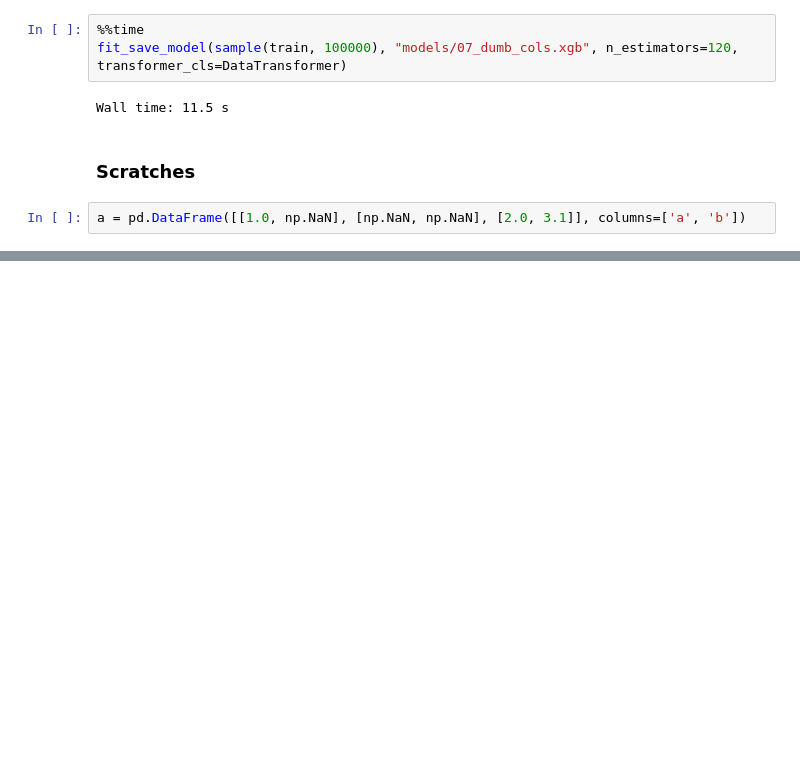
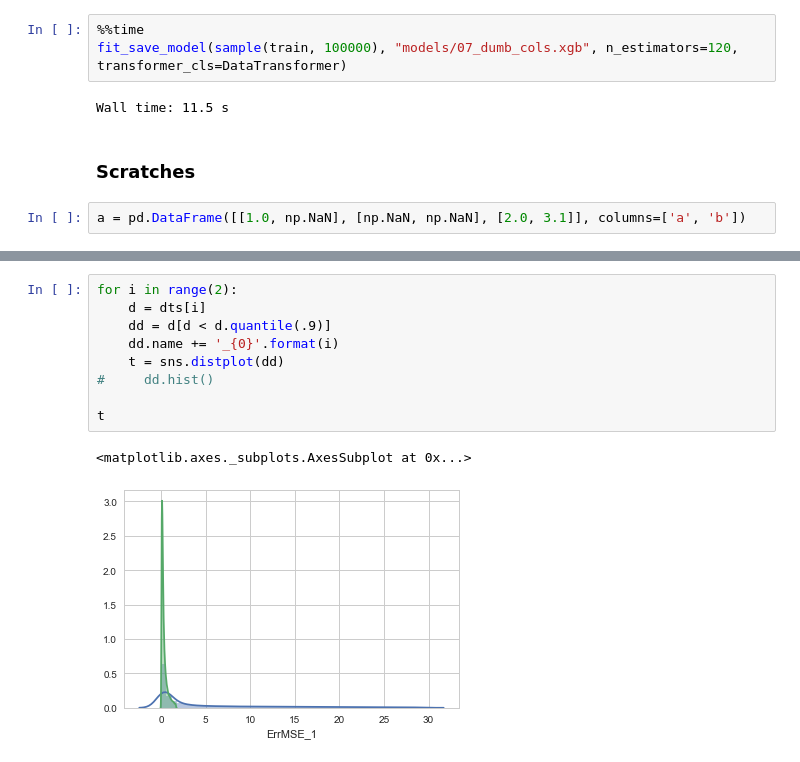
Before and after one commit to almaslov/idao2019, a Jupyter notebook: 08_data_cleaning.ipynb, the cells around one changed output, grey strips where cells are left out. Drawn from its saved outputs; the diff is of its cells as text; blank space fills up the shorter version.

```diff
--- a/08_data_cleaning.ipynb
+++ b/08_data_cleaning.ipynb
@@ -163,0 +339,12 @@ display(df_scores.describe())
+# %%
+for i in range(2):
+    d = dts[i]
+    dd = d[d < d.quantile(.9)]
+    dd.name += '_{0}'.format(i)
+    t = sns.distplot(dd)
+#     dd.hist()
+
+t
+# %% [output]
+<matplotlib.axes._subplots.AxesSubplot at 0x...>
+[figure, added]
```
Also changed, not shown: parts of 11 cells of this notebook.
